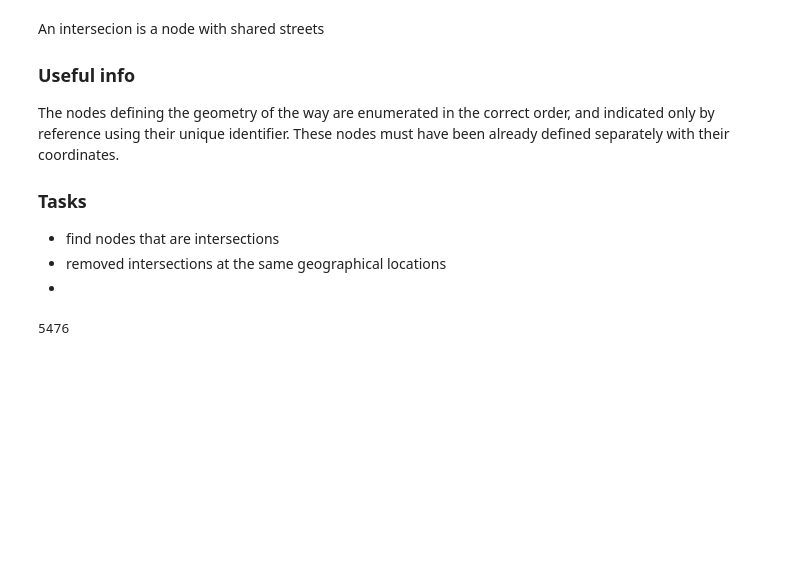
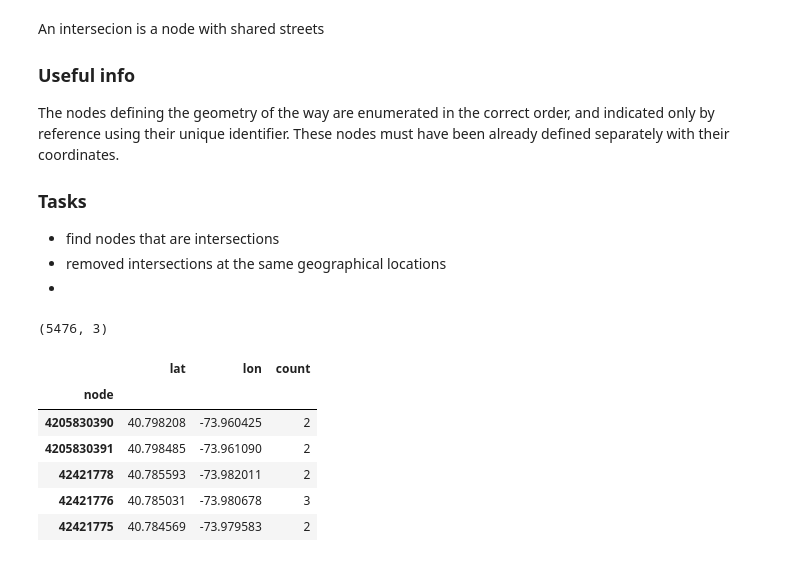
Before and after one commit to MrRobboWilliamson/ride-share, a Jupyter notebook: datasets/ProcessStreets.ipynb, the cells around one changed output. Saved outputs shown, nothing was run; the diff lists cells and outputs as text; code cells hidden in the pictures; blank space fills up the shorter version.

```diff
--- a/datasets/ProcessStreets.ipynb
+++ b/datasets/ProcessStreets.ipynb
@@ -30,10 +31,23 @@ The nodes defining the geometry of the way are enumerated in the correct order,
 # %%
 # get nodes that appear more than once - assume these are intersections
 node_counts = streets['node'].value_counts()
-inters = node_counts[node_counts.values > 1]
-len(inters)
+inters = node_counts[node_counts.values > 1].rename('count')
+# print(inters.head())
+
+# node geoms
+inter_df = streets.loc[:,['node','lat','lon']].join(inters,on=['node'],how='inner').set_index('node')
+inter_df = inter_df.drop_duplicates()
+print(inter_df.shape)
+inter_df.head()
 # %% [output]
-5476
+(5476, 3)
+|  | lat | lon | count |
+| node |  |  |  |
+| 4205830390 | 40.798208 | -73.960425 | 2 |
+| 4205830391 | 40.798485 | -73.961090 | 2 |
+| 42421778 | 40.785593 | -73.982011 | 2 |
+| 42421776 | 40.785031 | -73.980678 | 3 |
+| 42421775 | 40.784569 | -73.979583 | 2 |
 # %%
 # by joining the inters on the streets, we should only have the interstctions
 # of each street remaining
```
Also changed, not shown: parts of 12 cells of this notebook, 4 other files.
